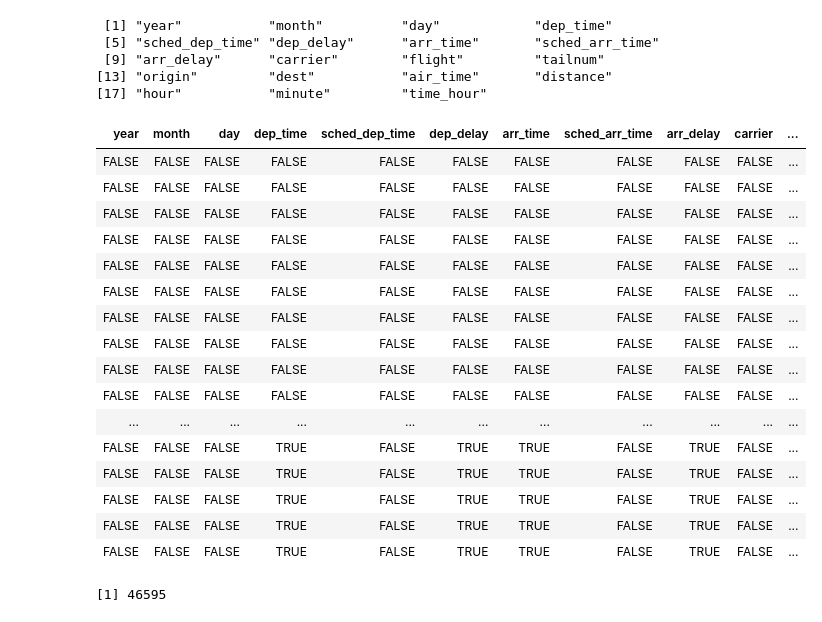
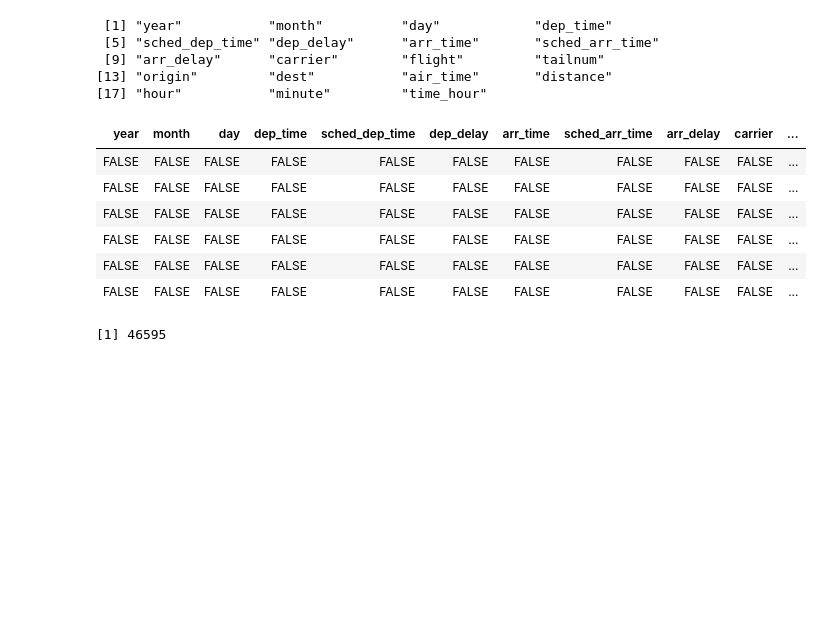
Before and after one commit to nithinivi/BussinessAnayltics_notes, a Jupyter notebook: R-programming/dplr.ipynb, the cells around one changed output. Cells and saved outputs as stored; diff of their text form; code cells hidden in the pictures; blank space fills up the shorter version.

```diff
--- a/R-programming/dplr.ipynb
+++ b/R-programming/dplr.ipynb
@@ -116,25 +91,15 @@ names(flights)
 [13] "origin"         "dest"           "air_time"       "distance"
 [17] "hour"           "minute"         "time_hour"
 # %%
-is.na(flights)
+head(is.na(flights))
 # %% [output]
 | year | month | day | dep_time | sched_dep_time | dep_delay | arr_time | sched_arr_time | arr_delay | carrier | ... |
 | FALSE | FALSE | FALSE | FALSE | FALSE | FALSE | FALSE | FALSE | FALSE | FALSE | ... |
 | FALSE | FALSE | FALSE | FALSE | FALSE | FALSE | FALSE | FALSE | FALSE | FALSE | ... |
 | FALSE | FALSE | FALSE | FALSE | FALSE | FALSE | FALSE | FALSE | FALSE | FALSE | ... |
 | FALSE | FALSE | FALSE | FALSE | FALSE | FALSE | FALSE | FALSE | FALSE | FALSE | ... |
 | FALSE | FALSE | FALSE | FALSE | FALSE | FALSE | FALSE | FALSE | FALSE | FALSE | ... |
 | FALSE | FALSE | FALSE | FALSE | FALSE | FALSE | FALSE | FALSE | FALSE | FALSE | ... |
-| FALSE | FALSE | FALSE | FALSE | FALSE | FALSE | FALSE | FALSE | FALSE | FALSE | ... |
-| FALSE | FALSE | FALSE | FALSE | FALSE | FALSE | FALSE | FALSE | FALSE | FALSE | ... |
-| FALSE | FALSE | FALSE | FALSE | FALSE | FALSE | FALSE | FALSE | FALSE | FALSE | ... |
-| FALSE | FALSE | FALSE | FALSE | FALSE | FALSE | FALSE | FALSE | FALSE | FALSE | ... |
-| ... | ... | ... | ... | ... | ... | ... | ... | ... | ... | ... |
-| FALSE | FALSE | FALSE | TRUE | FALSE | TRUE | TRUE | FALSE | TRUE | FALSE | ... |
-| FALSE | FALSE | FALSE | TRUE | FALSE | TRUE | TRUE | FALSE | TRUE | FALSE | ... |
-| FALSE | FALSE | FALSE | TRUE | FALSE | TRUE | TRUE | FALSE | TRUE | FALSE | ... |
-| FALSE | FALSE | FALSE | TRUE | FALSE | TRUE | TRUE | FALSE | TRUE | FALSE | ... |
-| FALSE | FALSE | FALSE | TRUE | FALSE | TRUE | TRUE | FALSE | TRUE | FALSE | ... |
 # %%
 
 sum(is.na(flights))
```
Also changed, not shown: parts of 4 cells of this notebook, 7 other files.
